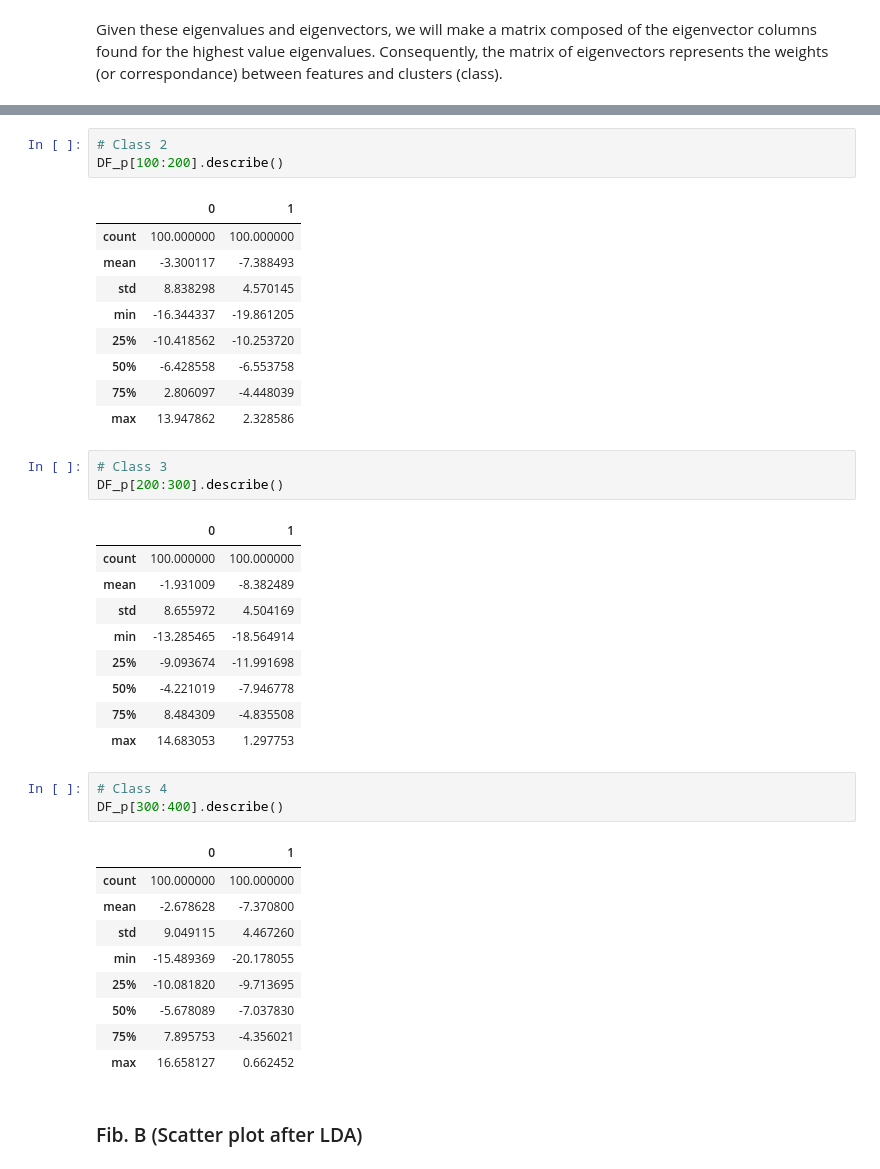
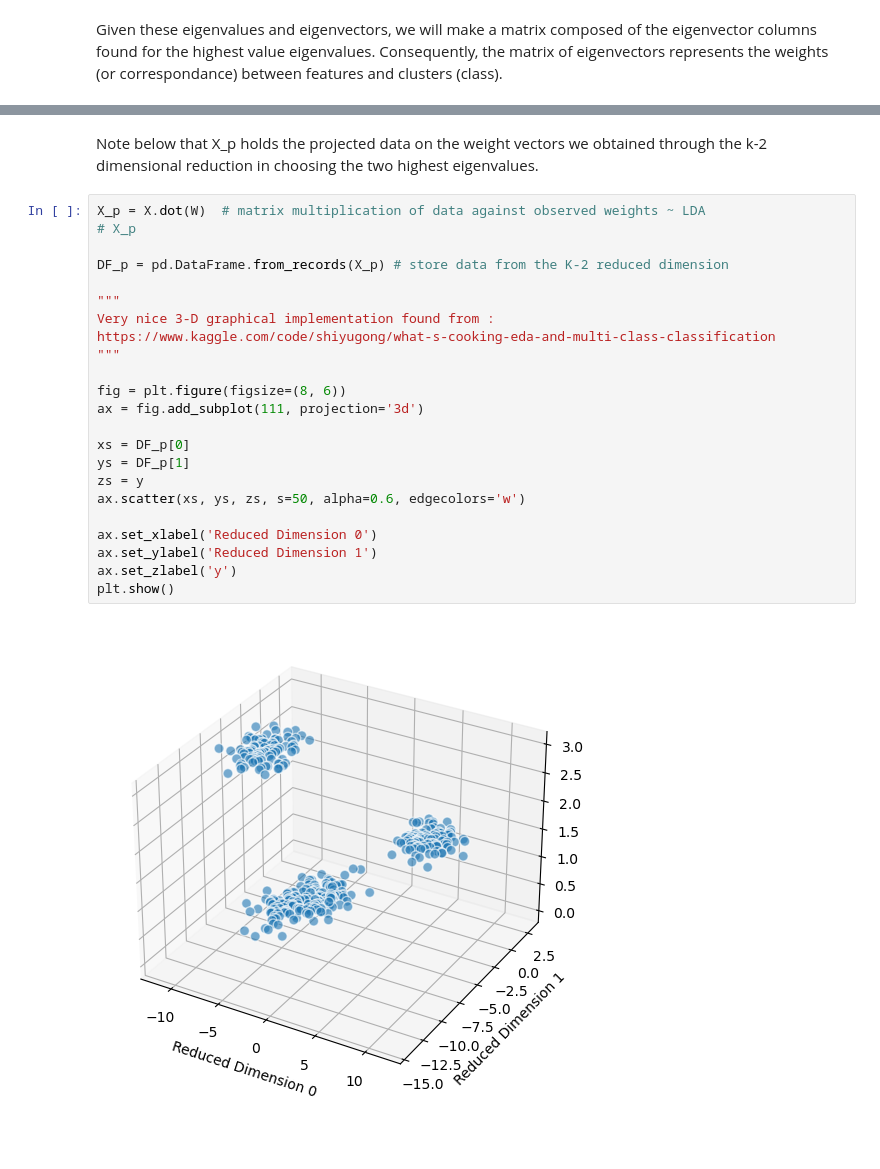
Before and after one commit to matthewpkearney/hw2-classification, a Jupyter notebook: MatthewKearney_HW2.ipynb, the cells around one changed output, grey strips where cells are left out. Drawn from its saved outputs; the diff is of its cells as text; blank space fills up the shorter version.

```diff
--- a/MatthewKearney_HW2.ipynb
+++ b/MatthewKearney_HW2.ipynb
@@ -279,44 +182,30 @@ DF_p[0:100].describe()
-# %%
-# Class 2
-DF_p[100:200].describe()
-# %% [output]
-|  | 0 | 1 |
-| count | 100.000000 | 100.000000 |
-| mean | -3.300117 | -7.388493 |
-| std | 8.838298 | 4.570145 |
-| min | -16.344337 | -19.861205 |
-| 25% | -10.418562 | -10.253720 |
-| 50% | -6.428558 | -6.553758 |
-| 75% | 2.806097 | -4.448039 |
-| max | 13.947862 | 2.328586 |
-# %%
-# Class 3
-DF_p[200:300].describe()
-# %% [output]
-|  | 0 | 1 |
-| count | 100.000000 | 100.000000 |
-| mean | -1.931009 | -8.382489 |
-| std | 8.655972 | 4.504169 |
-| min | -13.285465 | -18.564914 |
-| 25% | -9.093674 | -11.991698 |
-| 50% | -4.221019 | -7.946778 |
-| 75% | 8.484309 | -4.835508 |
-| max | 14.683053 | 1.297753 |
-# %%
-# Class 4
-DF_p[300:400].describe()
-# %% [output]
-|  | 0 | 1 |
-| count | 100.000000 | 100.000000 |
-| mean | -2.678628 | -7.370800 |
-| std | 9.049115 | 4.467260 |
-| min | -15.489369 | -20.178055 |
-| 25% | -10.081820 | -9.713695 |
-| 50% | -5.678089 | -7.037830 |
-| 75% | 7.895753 | -4.356021 |
-| max | 16.658127 | 0.662452 |
-# %% [markdown]
-### Fib. B (Scatter plot after LDA)
+# %% [markdown]
+Note below that X_p holds the projected data on the weight vectors we obtained through the k-2 dimensional reduction in choosing the two highest eigenvalues.
+# %%
+X_p = X.dot(W)  # matrix multiplication of data against observed weights ~ LDA
+# X_p
+
+DF_p = pd.DataFrame.from_records(X_p) # store data from the K-2 reduced dimension
+
+"""
+Very nice 3-D graphical implementation found from :
+https://www.kaggle.com/code/shiyugong/what-s-cooking-eda-and-multi-class-classification
+"""
+
+fig = plt.figure(figsize=(8, 6))
+ax = fig.add_subplot(111, projection='3d')
+
+xs = DF_p[0]
+ys = DF_p[1]
+zs = y
+ax.scatter(xs, ys, zs, s=50, alpha=0.6, edgecolors='w')
+
+ax.set_xlabel('Reduced Dimension 0')
+ax.set_ylabel('Reduced Dimension 1')
+ax.set_zlabel('y')
+plt.show()
+# %% [output]
+[figure, added]
 # %%
 plt.scatter(X_p[:, 0], X_p[:, 1], marker="o", c=y)
 plt.xlabel("X_p~ x-direction")
```
Also changed, not shown: parts of 40 cells of this notebook.
